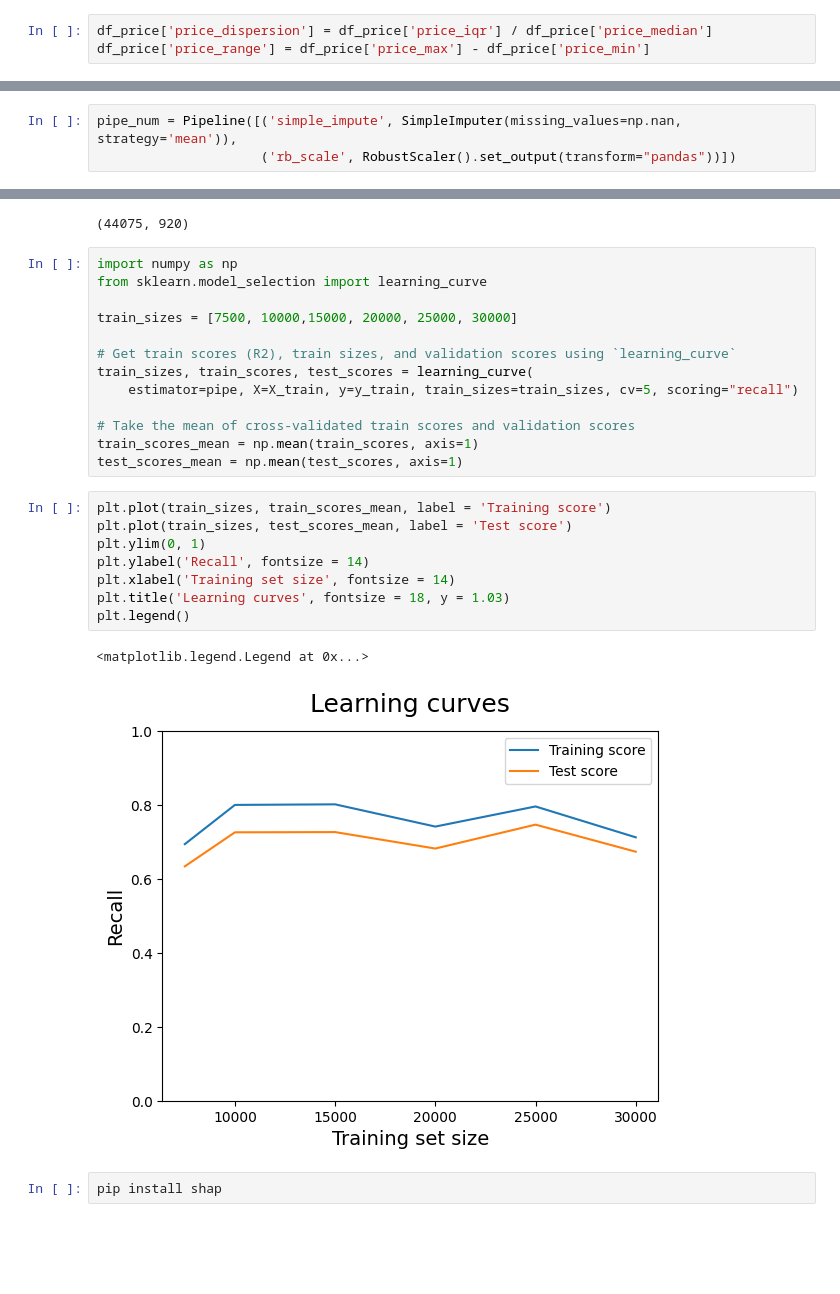
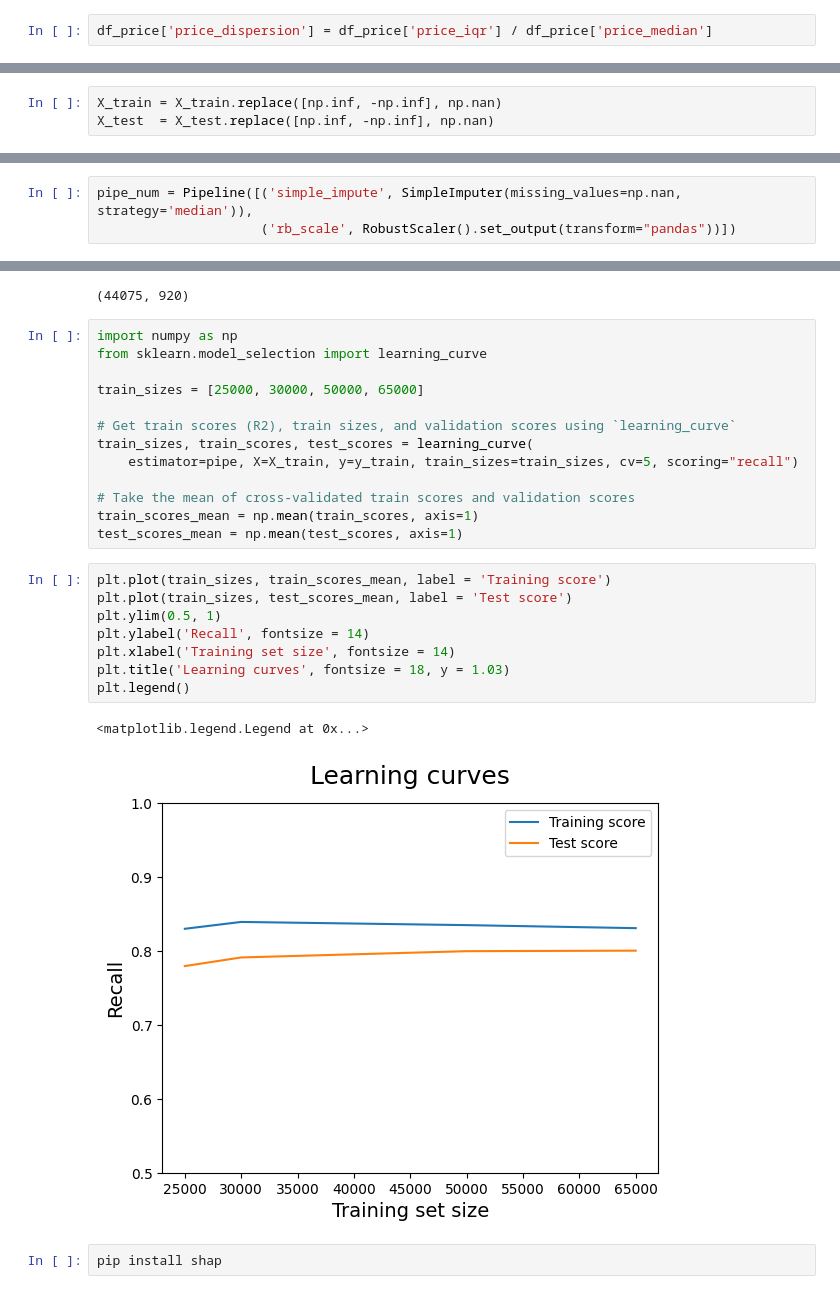
Before and after one commit to AdriMottainai/convertiq, a Jupyter notebook: test_notebook/sophie-eda-20000rows.ipynb, the cells around one changed output, grey strips where cells are left out. Drawn from its saved outputs; the diff is of its cells as text; blank space fills up the shorter version.

Commit message:
test RNN

```diff
--- a/test_notebook/sophie-eda-20000rows.ipynb
+++ b/test_notebook/sophie-eda-20000rows.ipynb
@@ -162,7 +168,6 @@ df_price = df_elec.groupby(['user_id', 'user_session', 'category_id']).agg(
 )
 # %%
 df_price['price_dispersion'] = df_price['price_iqr'] / df_price['price_median']
-df_price['price_range'] = df_price['price_max'] - df_price['price_min']
 # %%
 df_price.shape
 # %% [output]
@@ -305,3 +322,6 @@ X_train, X_test, y_train, y_test = train_test_split(X, y, test_size=0.2, random_
+# %%
+X_train = X_train.replace([np.inf, -np.inf], np.nan)
+X_test  = X_test.replace([np.inf, -np.inf], np.nan)
 # %%
 from sklearn.pipeline import Pipeline, FunctionTransformer
 from sklearn.compose import ColumnTransformer, make_column_selector
@@ -312,7 +332,7 @@ pipe_cat = Pipeline([('ohe',OneHotEncoder(sparse_output=False,
 
                         handle_unknown="ignore").set_output(transform="pandas"))])
 # %%
-pipe_num = Pipeline([('simple_impute', SimpleImputer(missing_values=np.nan, strategy='mean')),
+pipe_num = Pipeline([('simple_impute', SimpleImputer(missing_values=np.nan, strategy='median')),
                      ('rb_scale', RobustScaler().set_output(transform="pandas"))])
 # %%
 col_transf = ColumnTransformer([
@@ -483,7 +533,7 @@ X_train_preprocessed.shape
 import numpy as np
 from sklearn.model_selection import learning_curve
 
-train_sizes = [7500, 10000,15000, 20000, 25000, 30000]
+train_sizes = [25000, 30000, 50000, 65000]
 
 # Get train scores (R2), train sizes, and validation scores using `learning_curve`
 train_sizes, train_scores, test_scores = learning_curve(
@@ -495,14 +545,14 @@ test_scores_mean = np.mean(test_scores, axis=1)
 # %%
 plt.plot(train_sizes, train_scores_mean, label = 'Training score')
 plt.plot(train_sizes, test_scores_mean, label = 'Test score')
-plt.ylim(0, 1)
+plt.ylim(0.5, 1)
 plt.ylabel('Recall', fontsize = 14)
 plt.xlabel('Training set size', fontsize = 14)
 plt.title('Learning curves', fontsize = 18, y = 1.03)
 plt.legend()
 # %% [output]
 <matplotlib.legend.Legend at 0x...>
-[figure, old version]
+[figure, new version]
 # %%
 pip install shap
 # %% [output]
```
Also changed, not shown: parts of 157 cells of this notebook.
